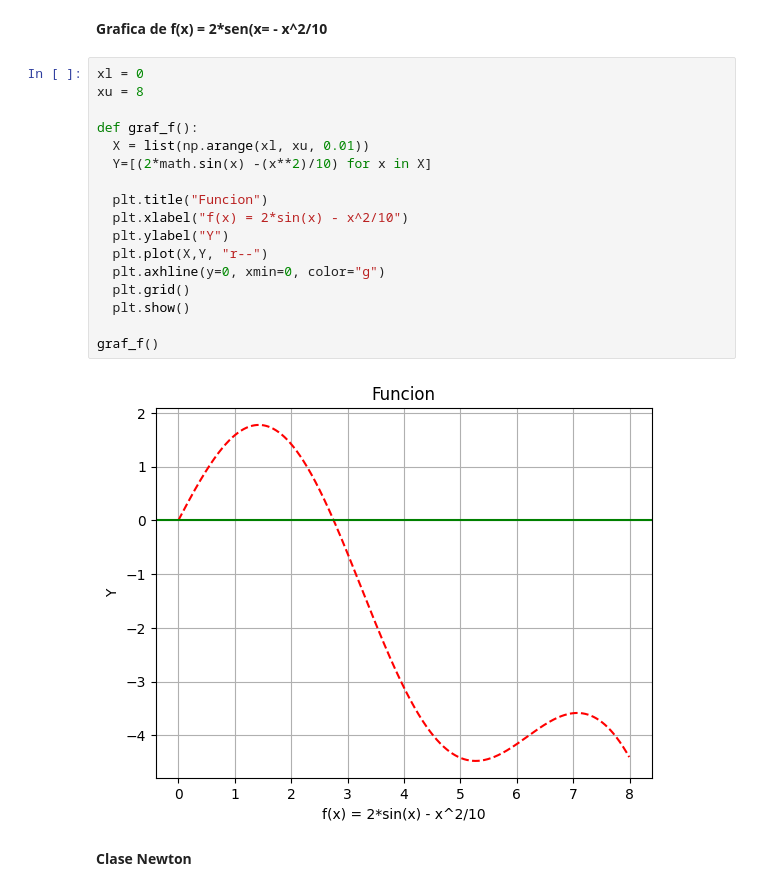
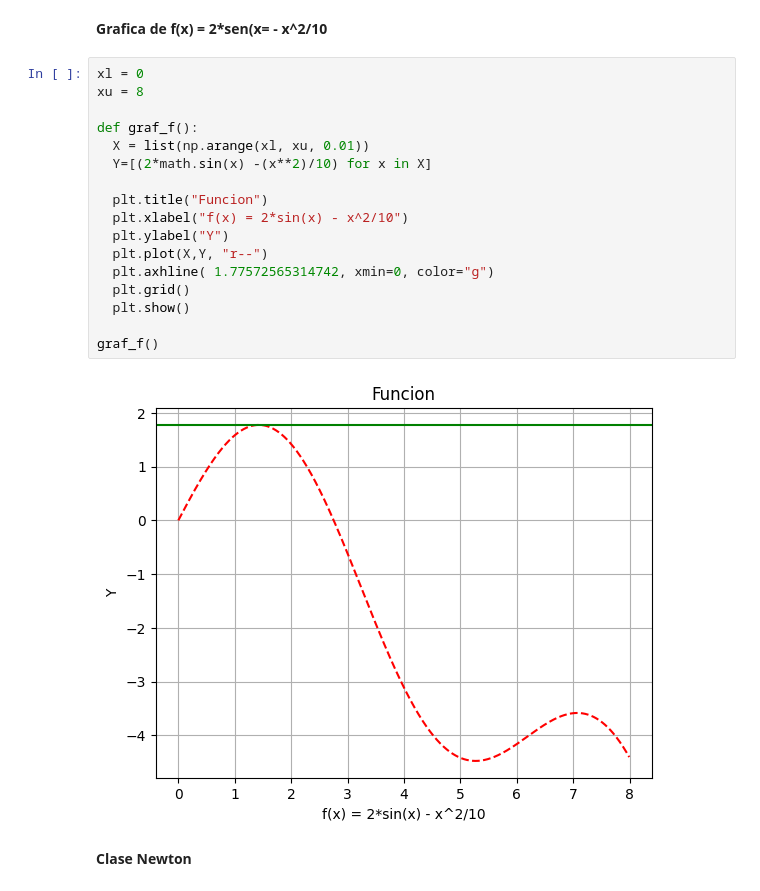
Before and after one commit to soyudea/Optimizacion, a Jupyter notebook: Newton.ipynb, the cells around one changed output. Saved outputs shown, nothing was run; the diff lists cells and outputs as text.

```diff
--- a/Newton.ipynb
+++ b/Newton.ipynb
@@ -26,22 +26,22 @@ Ingrese valor del error aceptable 0.001
 # %%
 xl = 0
 xu = 8
 
 def graf_f():
   X = list(np.arange(xl, xu, 0.01))
   Y=[(2*math.sin(x) -(x**2)/10) for x in X]
 
   plt.title("Funcion")
   plt.xlabel("f(x) = 2*sin(x) - x^2/10")
   plt.ylabel("Y")
   plt.plot(X,Y, "r--")
-  plt.axhline(y=0, xmin=0, color="g")
+  plt.axhline( 1.77572565314742, xmin=0, color="g")
   plt.grid()
   plt.show()
 
 graf_f()
 # %% [output]
-[figure, old version]
+[figure, new version]
 # %% [markdown]
 **Clase Newton**
 # %%
```
Also changed, not shown: parts of 2 cells of this notebook.
